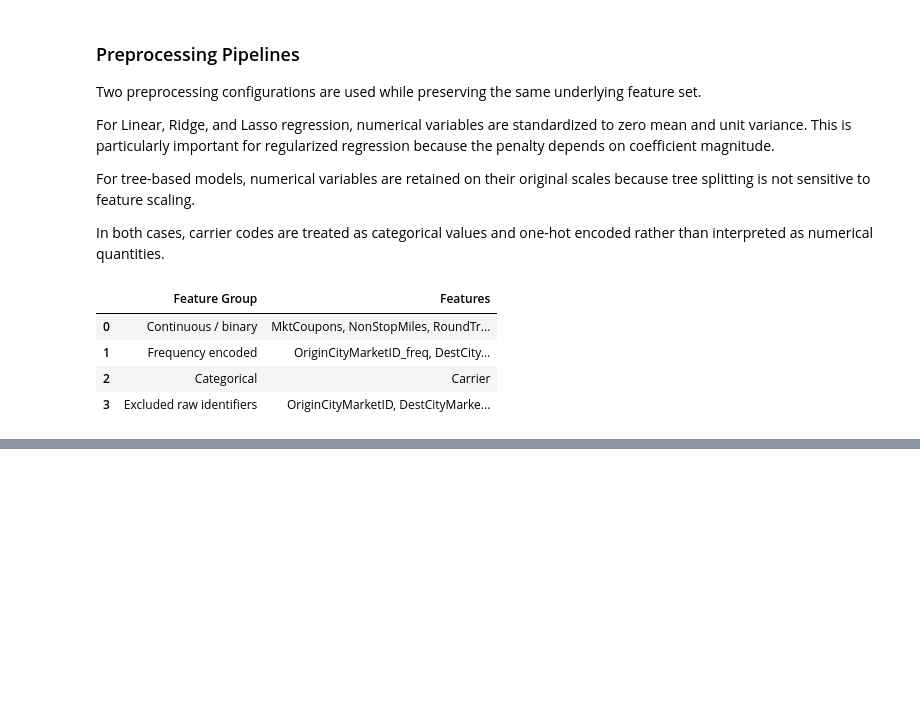
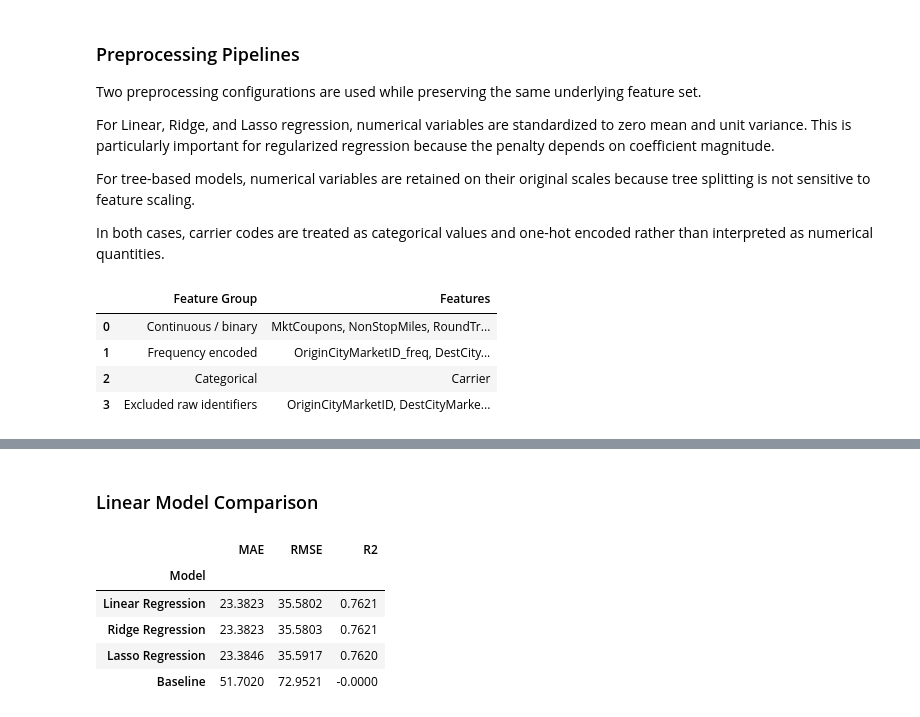
Before and after one commit to eldarhasanly/analysis-of-factors-influencing-airline-ticket-prices-using-statistical-and-machine-learning-methods, a Jupyter notebook: notebooks/airline_fare_analysis.ipynb, the cells around one changed output, grey strips where cells are left out. Drawn from its saved outputs; the diff is of its cells as text; code cells hidden in the pictures; blank space fills up the shorter version.

```diff
--- a/notebooks/airline_fare_analysis.ipynb
+++ b/notebooks/airline_fare_analysis.ipynb
@@ -797,0 +929,42 @@ display(feature_strategy)
+# %%
+lasso_model = Pipeline(
+    steps=[
+        ("preprocessor", linear_preprocessor),
+        ("regressor", Lasso(
+            alpha=0.01,
+            max_iter=10_000,
+        )),
+    ]
+)
+
+lasso_model.fit(
+    X_train,
+    y_train,
+)
+
+lasso_predictions = lasso_model.predict(X_test)
+
+model_results.append(
+    evaluate_regression(
+        "Lasso Regression",
+        y_test,
+        lasso_predictions,
+    )
+)
+# %% [markdown]
+### Linear Model Comparison
+# %%
+linear_results = (
+    pd.DataFrame(model_results)
+    .set_index("Model")
+    .sort_values("RMSE")
+)
+
+display(linear_results.round(4))
+# %% [output]
+|  | MAE | RMSE | R2 |
+| Model |  |  |  |
+| Linear Regression | 23.3823 | 35.5802 | 0.7621 |
+| Ridge Regression | 23.3823 | 35.5803 | 0.7621 |
+| Lasso Regression | 23.3846 | 35.5917 | 0.7620 |
+| Baseline | 51.7020 | 72.9521 | -0.0000 |
```
Also changed, not shown: parts of 17 cells of this notebook.
